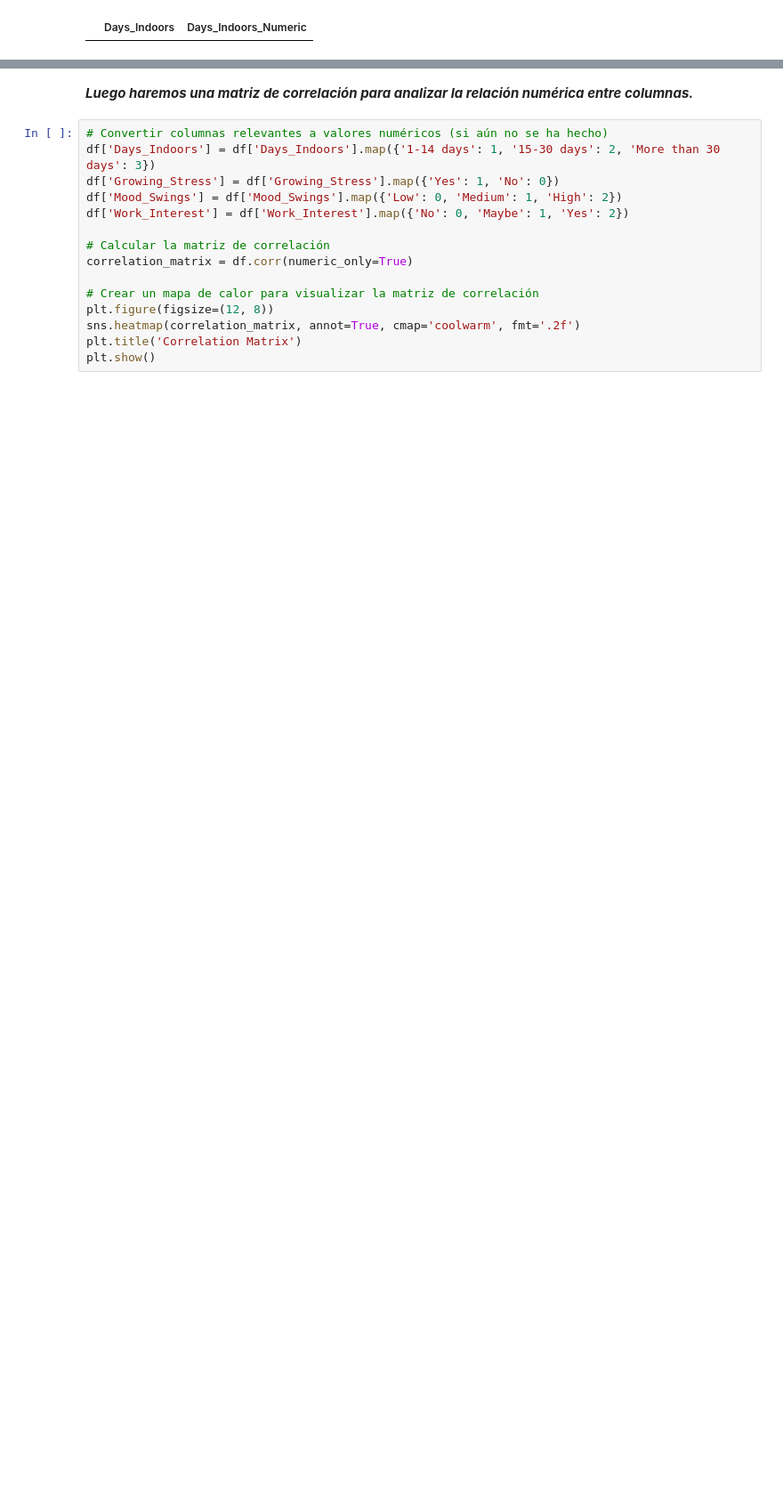
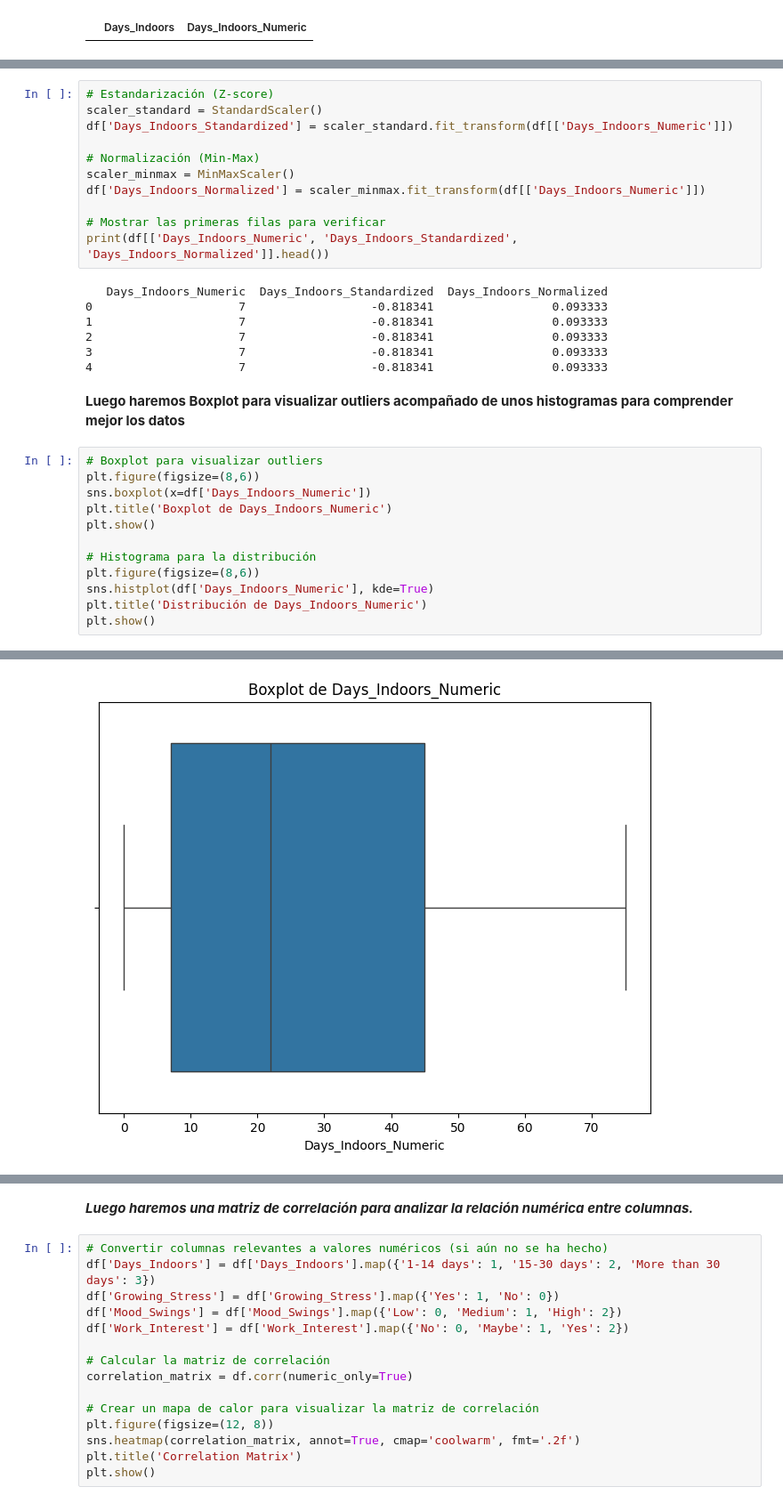
Before and after one commit to JuanAmpuero06/Es_salud_mental, a Jupyter notebook: notebooks/2.-Exploracion_datos.ipynb, the cells around one changed output, grey strips where cells are left out. Shown at 89% size. Cells and saved outputs as stored; diff of their text form; blank space fills up the shorter version.

```diff
--- a/notebooks/2.-Exploracion_datos.ipynb
+++ b/notebooks/2.-Exploracion_datos.ipynb
@@ -201,0 +253,33 @@ outliers[['Days_Indoors', 'Days_Indoors_Numeric']]
+# %%
+# Estandarización (Z-score)
+scaler_standard = StandardScaler()
+df['Days_Indoors_Standardized'] = scaler_standard.fit_transform(df[['Days_Indoors_Numeric']])
+
+# Normalización (Min-Max)
+scaler_minmax = MinMaxScaler()
+df['Days_Indoors_Normalized'] = scaler_minmax.fit_transform(df[['Days_Indoors_Numeric']])
+
+# Mostrar las primeras filas para verificar
+print(df[['Days_Indoors_Numeric', 'Days_Indoors_Standardized', 'Days_Indoors_Normalized']].head())
+# %% [output]
+   Days_Indoors_Numeric  Days_Indoors_Standardized  Days_Indoors_Normalized
+0                     7                  -0.818341                 0.093333
+1                     7                  -0.818341                 0.093333
+2                     7                  -0.818341                 0.093333
+3                     7                  -0.818341                 0.093333
+4                     7                  -0.818341                 0.093333
+# %% [markdown]
+**Luego haremos Boxplot para visualizar outliers acompañado de unos histogramas para comprender mejor los datos**
+# %%
+# Boxplot para visualizar outliers
+plt.figure(figsize=(8,6))
+sns.boxplot(x=df['Days_Indoors_Numeric'])
+plt.title('Boxplot de Days_Indoors_Numeric')
+plt.show()
+
+# Histograma para la distribución
+plt.figure(figsize=(8,6))
+sns.histplot(df['Days_Indoors_Numeric'], kde=True)
+plt.title('Distribución de Days_Indoors_Numeric')
+plt.show()
+# %% [output]
@@ -201,0 +287 @@ outliers[['Days_Indoors', 'Days_Indoors_Numeric']]
+[figure, added]
```
Also changed, not shown: parts of 9 cells of this notebook, 1 other file.
